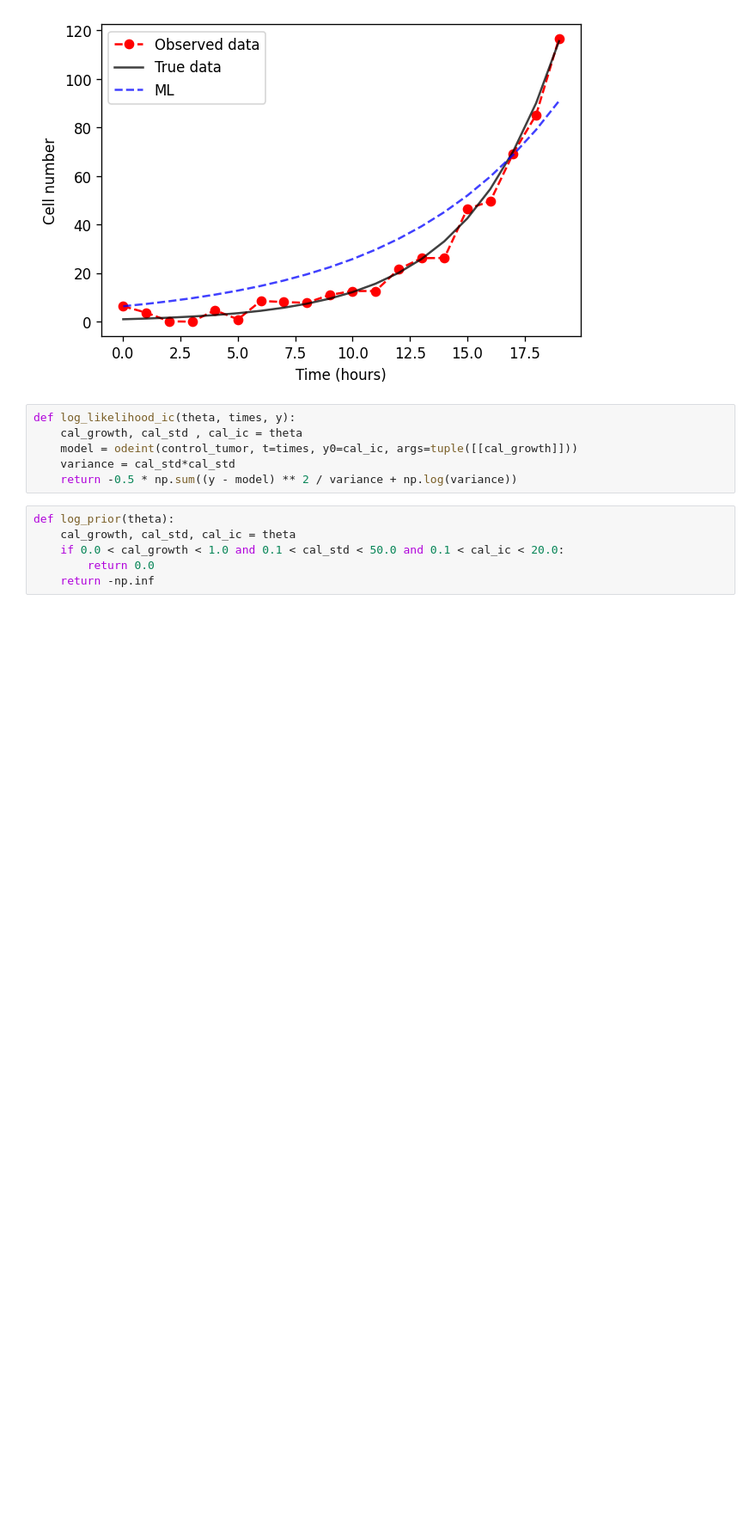
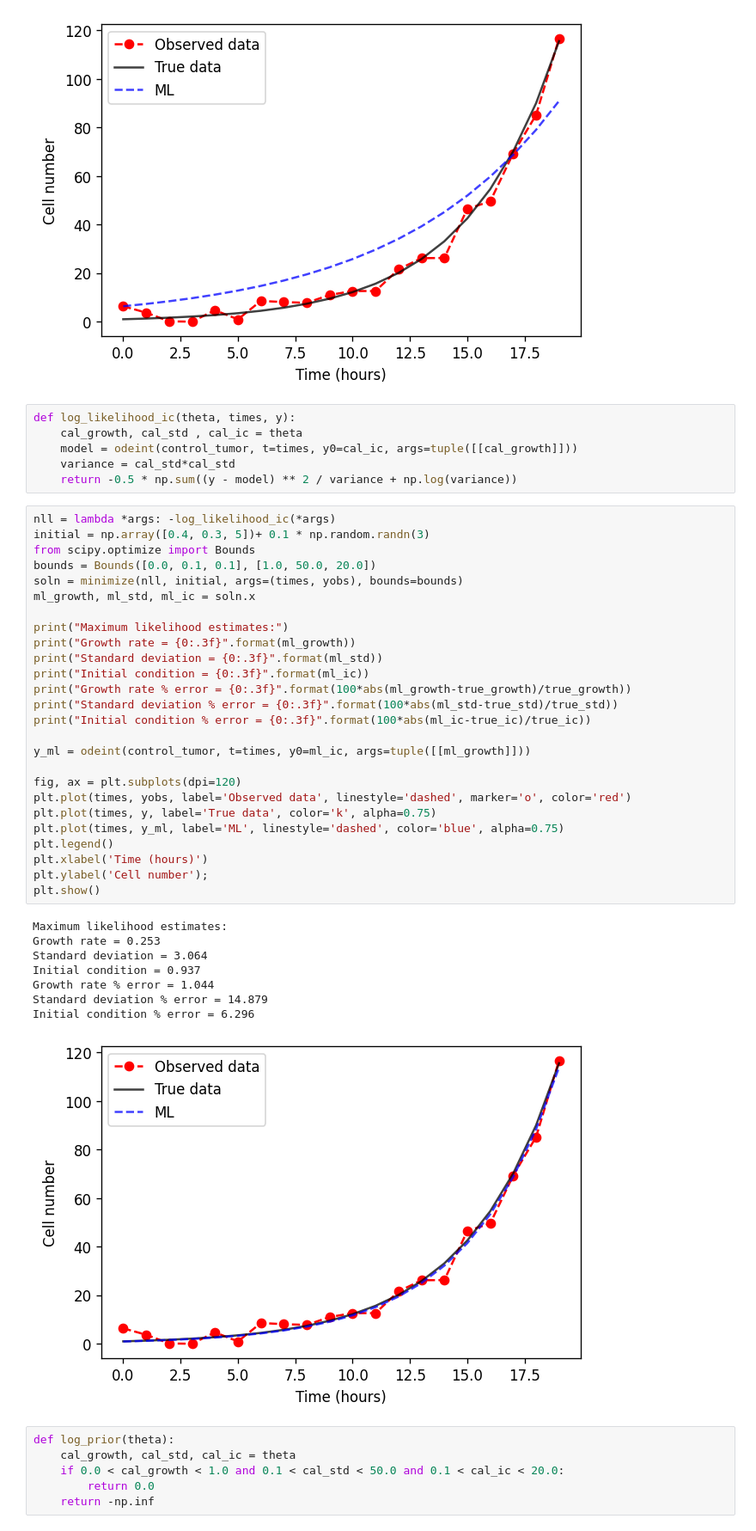
Before and after one commit to Ernesto-Lima/VeraoLNCC2021, a Jupyter notebook: day03_calibration.ipynb, the cells around one changed output. Shown at 86% size. Cells and saved outputs as stored; diff of their text form; blank space fills up the shorter version.

```diff
--- a/day03_calibration.ipynb
+++ b/day03_calibration.ipynb
@@ -89,6 +89,41 @@ def log_likelihood_ic(theta, times, y):
     model = odeint(control_tumor, t=times, y0=cal_ic, args=tuple([[cal_growth]]))
     variance = cal_std*cal_std
     return -0.5 * np.sum((y - model) ** 2 / variance + np.log(variance))
+# %%
+nll = lambda *args: -log_likelihood_ic(*args)
+initial = np.array([0.4, 0.3, 5])+ 0.1 * np.random.randn(3)
+from scipy.optimize import Bounds
+bounds = Bounds([0.0, 0.1, 0.1], [1.0, 50.0, 20.0])
+soln = minimize(nll, initial, args=(times, yobs), bounds=bounds)
+ml_growth, ml_std, ml_ic = soln.x
+
+print("Maximum likelihood estimates:")
+print("Growth rate = {0:.3f}".format(ml_growth))
+print("Standard deviation = {0:.3f}".format(ml_std))
+print("Initial condition = {0:.3f}".format(ml_ic))
+print("Growth rate % error = {0:.3f}".format(100*abs(ml_growth-true_growth)/true_growth))
+print("Standard deviation % error = {0:.3f}".format(100*abs(ml_std-true_std)/true_std))
+print("Initial condition % error = {0:.3f}".format(100*abs(ml_ic-true_ic)/true_ic))
+
+y_ml = odeint(control_tumor, t=times, y0=ml_ic, args=tuple([[ml_growth]]))
+
+fig, ax = plt.subplots(dpi=120)
+plt.plot(times, yobs, label='Observed data', linestyle='dashed', marker='o', color='red')
+plt.plot(times, y, label='True data', color='k', alpha=0.75)
+plt.plot(times, y_ml, label='ML', linestyle='dashed', color='blue', alpha=0.75)
+plt.legend()
+plt.xlabel('Time (hours)')
+plt.ylabel('Cell number');
+plt.show()
+# %% [output]
+Maximum likelihood estimates:
+Growth rate = 0.253
+Standard deviation = 3.064
+Initial condition = 0.937
+Growth rate % error = 1.044
+Standard deviation % error = 14.879
+Initial condition % error = 6.296
+[figure, added]
 # %%
 def log_prior(theta):
     cal_growth, cal_std, cal_ic = theta
```
Also changed, not shown: parts of 6 cells of this notebook.
